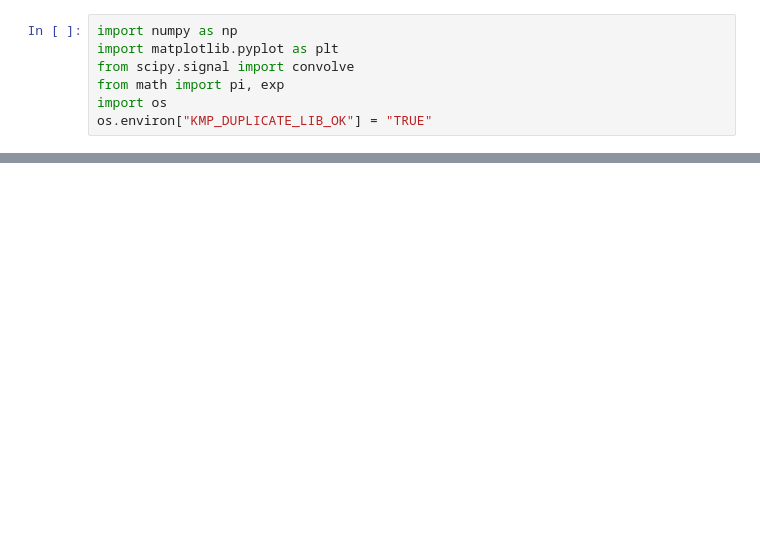
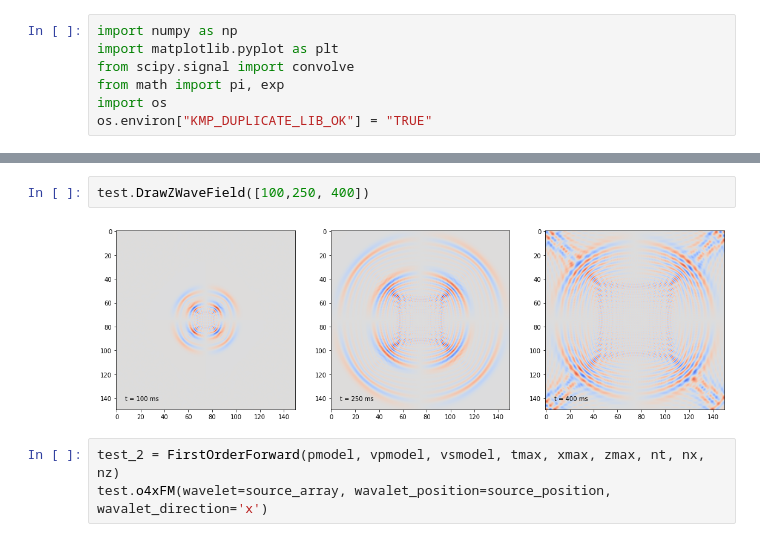
Before and after one commit to WaoBiu/MyForwardModeling, a Jupyter notebook: Forward Modeling.ipynb, the cells around one changed output, grey strips where cells are left out. Cells and saved outputs as stored; diff of their text form; blank space fills up the shorter version.

```diff
--- a/Forward Modeling.ipynb
+++ b/Forward Modeling.ipynb
@@ -330,0 +520,7 @@ for tk , t in enumerate(np.arange(0, 0.04, 0.001)):
+# %%
+test.DrawZWaveField([100,250, 400])
+# %% [output]
+[figure, added]
+# %%
+test_2 = FirstOrderForward(pmodel, vpmodel, vsmodel, tmax, xmax, zmax, nt, nx, nz)
+test.o4xFM(wavelet=source_array, wavalet_position=source_position, wavalet_direction='x')
```
Also changed, not shown: parts of 8 cells of this notebook.
